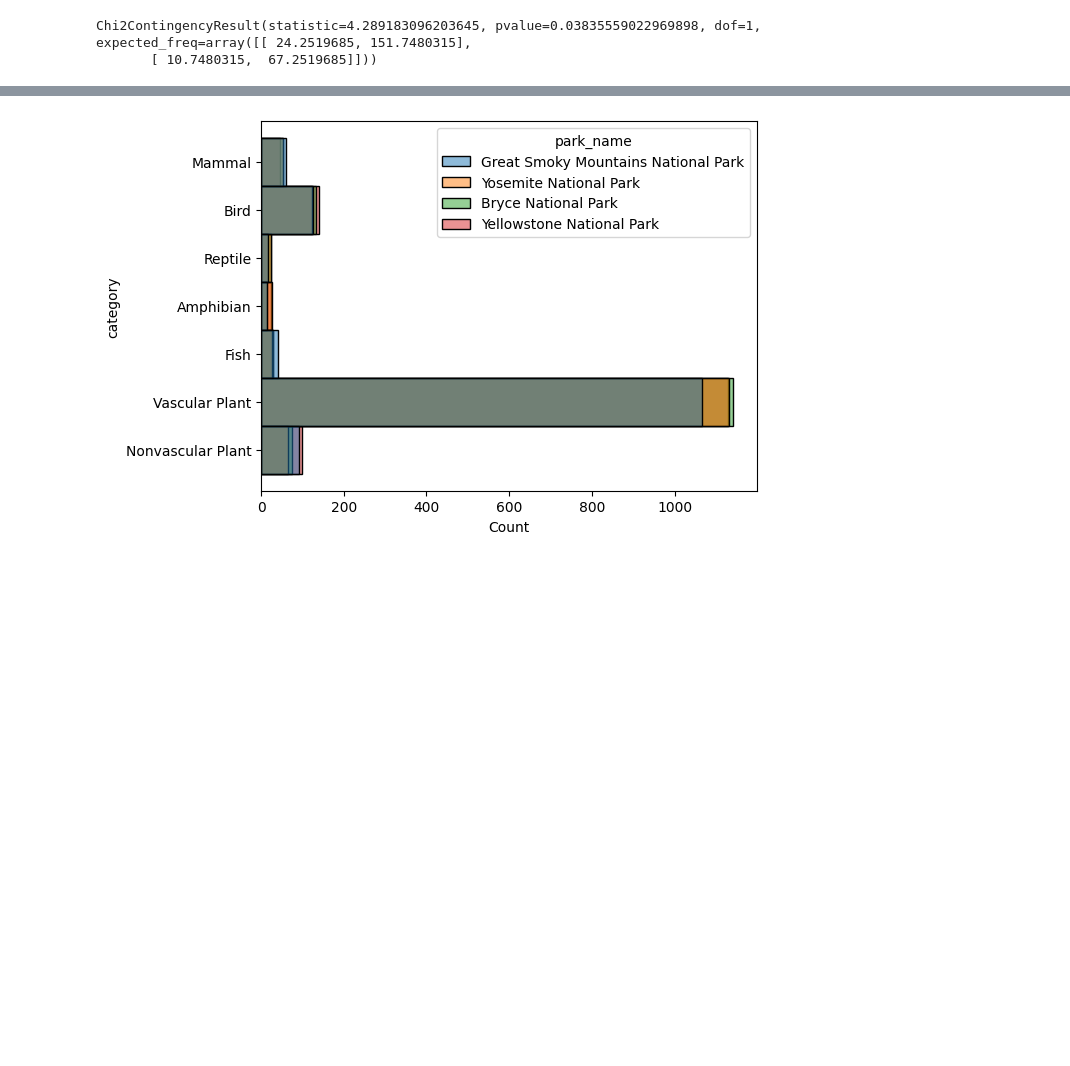
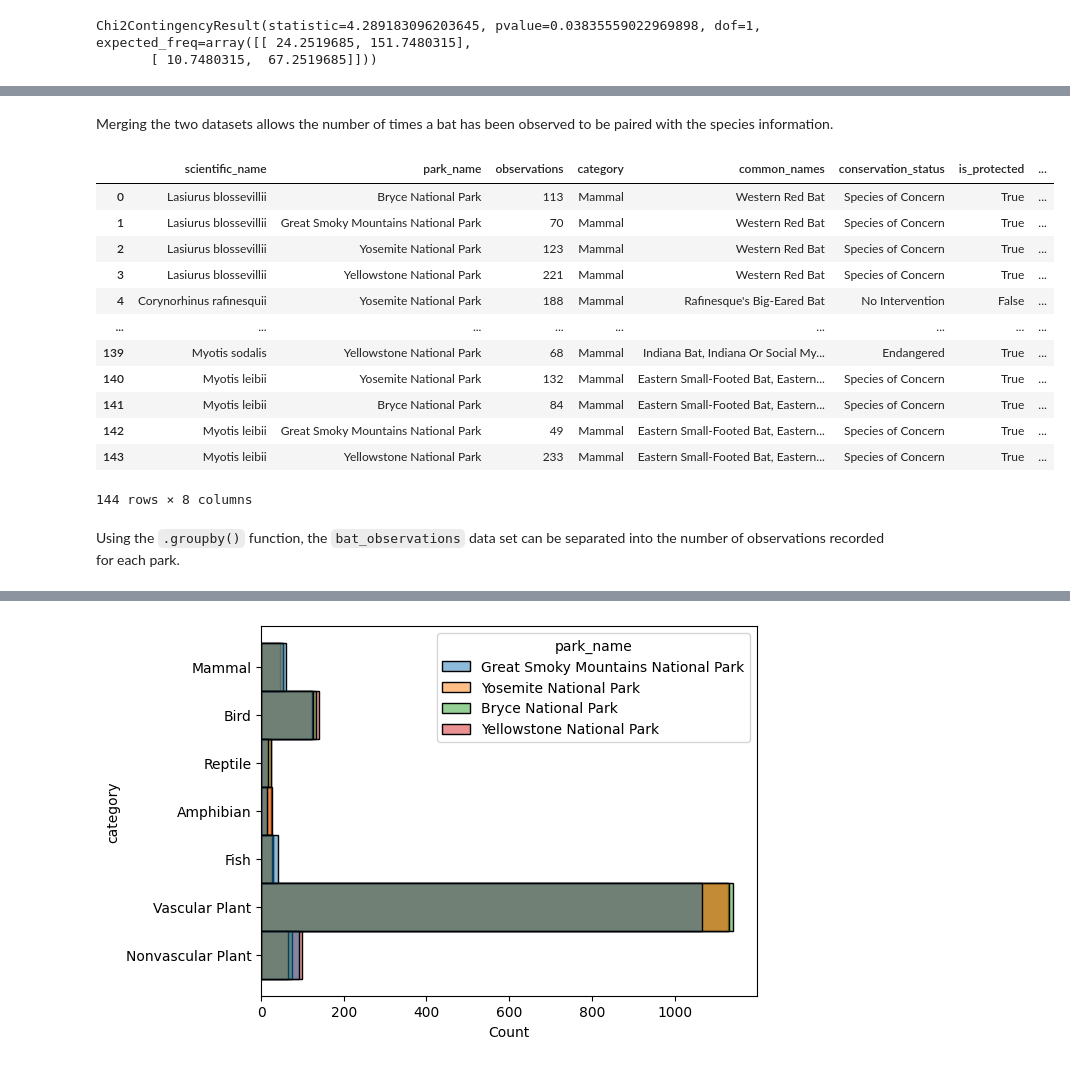
Before and after one commit to jayoung26/Biodiversity_in_National_Parks, a Jupyter notebook: biodiversity.ipynb, the cells around one changed output, grey strips where cells are left out. Saved outputs shown, nothing was run; the diff lists cells and outputs as text; code cells hidden in the pictures; blank space fills up the shorter version.

```diff
--- a/biodiversity.ipynb
+++ b/biodiversity.ipynb
@@ -218,0 +330,21 @@ AttributeError: 'dict' object has no attribute 'max'
+# %% [markdown]
+Merging the two datasets allows the number of times a bat has been observed to be paired with the species information.
+# %%
+bat_observations = observations.merge(species[species.is_bat])
+bat_observations
+# %% [output]
+|  | scientific_name | park_name | observations | category | common_names | conservation_status | is_protected | ... |
+| 0 | Lasiurus blossevillii | Bryce National Park | 113 | Mammal | Western Red Bat | Species of Concern | True | ... |
+| 1 | Lasiurus blossevillii | Great Smoky Mountains National Park | 70 | Mammal | Western Red Bat | Species of Concern | True | ... |
+| 2 | Lasiurus blossevillii | Yosemite National Park | 123 | Mammal | Western Red Bat | Species of Concern | True | ... |
+| 3 | Lasiurus blossevillii | Yellowstone National Park | 221 | Mammal | Western Red Bat | Species of Concern | True | ... |
+| 4 | Corynorhinus rafinesquii | Yosemite National Park | 188 | Mammal | Rafinesque's Big-Eared Bat | No Intervention | False | ... |
+| ... | ... | ... | ... | ... | ... | ... | ... | ... |
+| 139 | Myotis sodalis | Yellowstone National Park | 68 | Mammal | Indiana Bat, Indiana Or Social My... | Endangered | True | ... |
+| 140 | Myotis leibii | Yosemite National Park | 132 | Mammal | Eastern Small-Footed Bat, Eastern... | Species of Concern | True | ... |
+| 141 | Myotis leibii | Bryce National Park | 84 | Mammal | Eastern Small-Footed Bat, Eastern... | Species of Concern | True | ... |
+| 142 | Myotis leibii | Great Smoky Mountains National Park | 49 | Mammal | Eastern Small-Footed Bat, Eastern... | Species of Concern | True | ... |
+| 143 | Myotis leibii | Yellowstone National Park | 233 | Mammal | Eastern Small-Footed Bat, Eastern... | Species of Concern | True | ... |
+144 rows × 8 columns
+# %% [markdown]
+Using the `.groupby()` function, the `bat_observations` data set can be separated into the number of observations recorded for each park.
```
Also changed, not shown: parts of 37 cells of this notebook.
